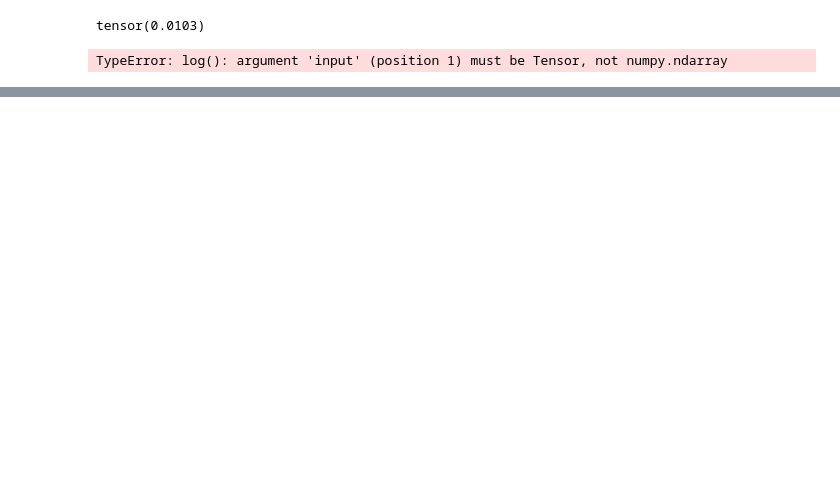
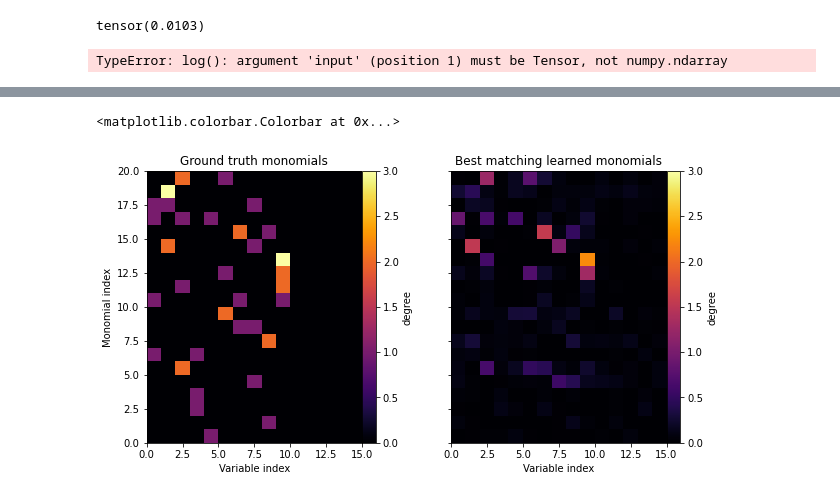
Before and after one commit to maruoss/polynomial-feature-learning, a Jupyter notebook: Sven/Many Inputs.ipynb, the cells around one changed output, grey strips where cells are left out. Drawn from its saved outputs; the diff is of its cells as text; code cells hidden in the pictures; blank space fills up the shorter version.

```diff
--- a/Sven/Many Inputs.ipynb
+++ b/Sven/Many Inputs.ipynb
@@ -415,0 +409,22 @@ model.get_coefficients()*target_std.numpy(), (model.get_bias()+target_mean.numpy
+# %%
+learned_exps = exponent_path_list[-1]
+# %%
+_, ind = linear_sum_assignment(distance_matrix(exps, learned_exps))
+# %%
+d = distance_matrix(exps, learned_exps)
+#ind = np.argmin(d, axis=1)
+#plt.imshow(np.min(d, axis=1, keepdims=True))
+
+fig, (ax1, ax2) = plt.subplots(1, 2, figsize=(10, 5), sharey=True)
+pcm = ax1.pcolormesh(exps, cmap='inferno', vmin=0, vmax=MAX_DEGREE)
+ax1.set_title("Ground truth monomials")
+ax1.set_xlabel("Variable index")
+ax1.set_ylabel("Monomial index")
+fig.colorbar(pcm, ax=ax1, pad=0, label="degree")
+pcm = ax2.pcolormesh(learned_exps[ind], cmap='inferno', vmin=0, vmax=MAX_DEGREE)
+ax2.set_xlabel("Variable index")
+ax2.set_title("Best matching learned monomials")
+fig.colorbar(pcm, ax=ax2, pad=0, label="degree")
+# %% [output]
+<matplotlib.colorbar.Colorbar at 0x...>
+[figure, added]
```
Also changed, not shown: parts of 61 cells of this notebook, 2 other files.
